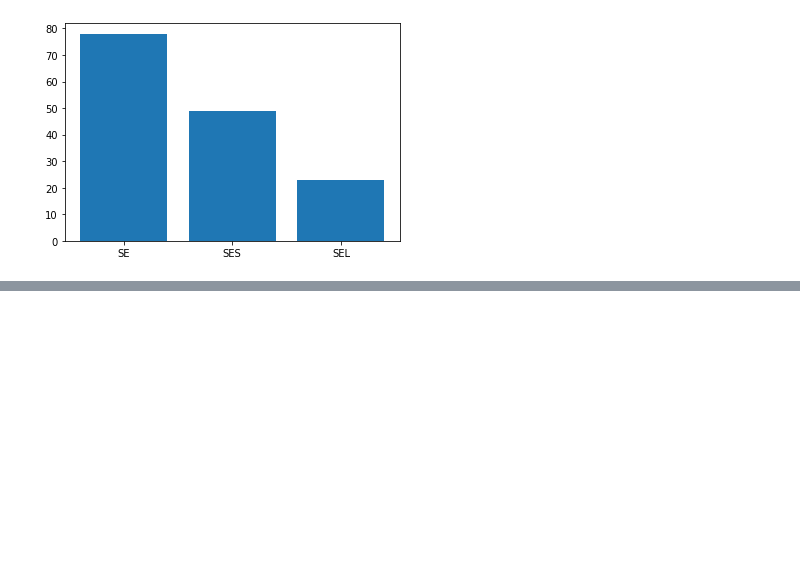
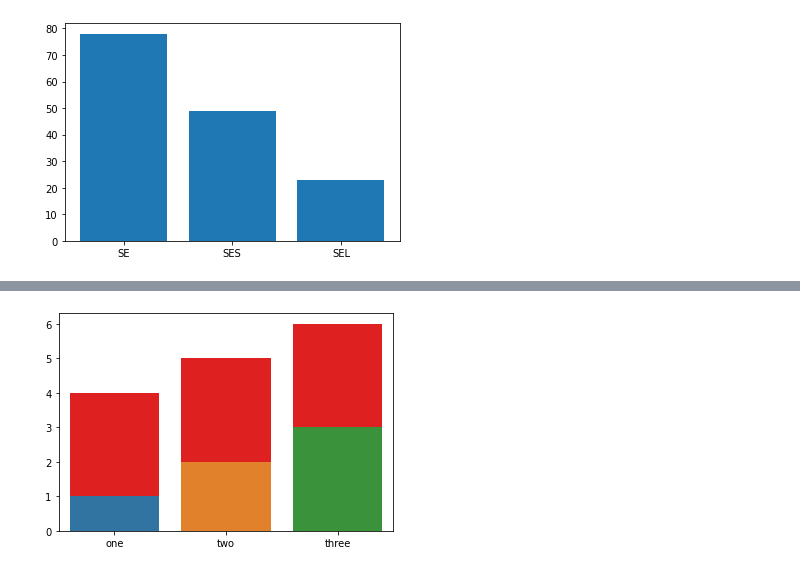
Before and after one commit to jagadeesh-gajula/code-sharing-repo, a Jupyter notebook: Batch 6/Data visualization.ipynb, the cells around one changed output, grey strips where cells are left out. Drawn from its saved outputs; the diff is of its cells as text; code cells hidden in the pictures; blank space fills up the shorter version.

```diff
--- a/Batch 6/Data visualization.ipynb
+++ b/Batch 6/Data visualization.ipynb
@@ -28,0 +47,9 @@ plt.bar(var.index,var.values)
+# %%
+label = ["one","two","three"]
+male = [1,2,3]
+female = [4,5,6]
+sns.barplot(label,female,color='red')
+sns.barplot(label,male)
+plt.show()
+# %% [output]
+[figure, added]
```
Also changed, not shown: parts of 8 cells of this notebook, 3 other files.
